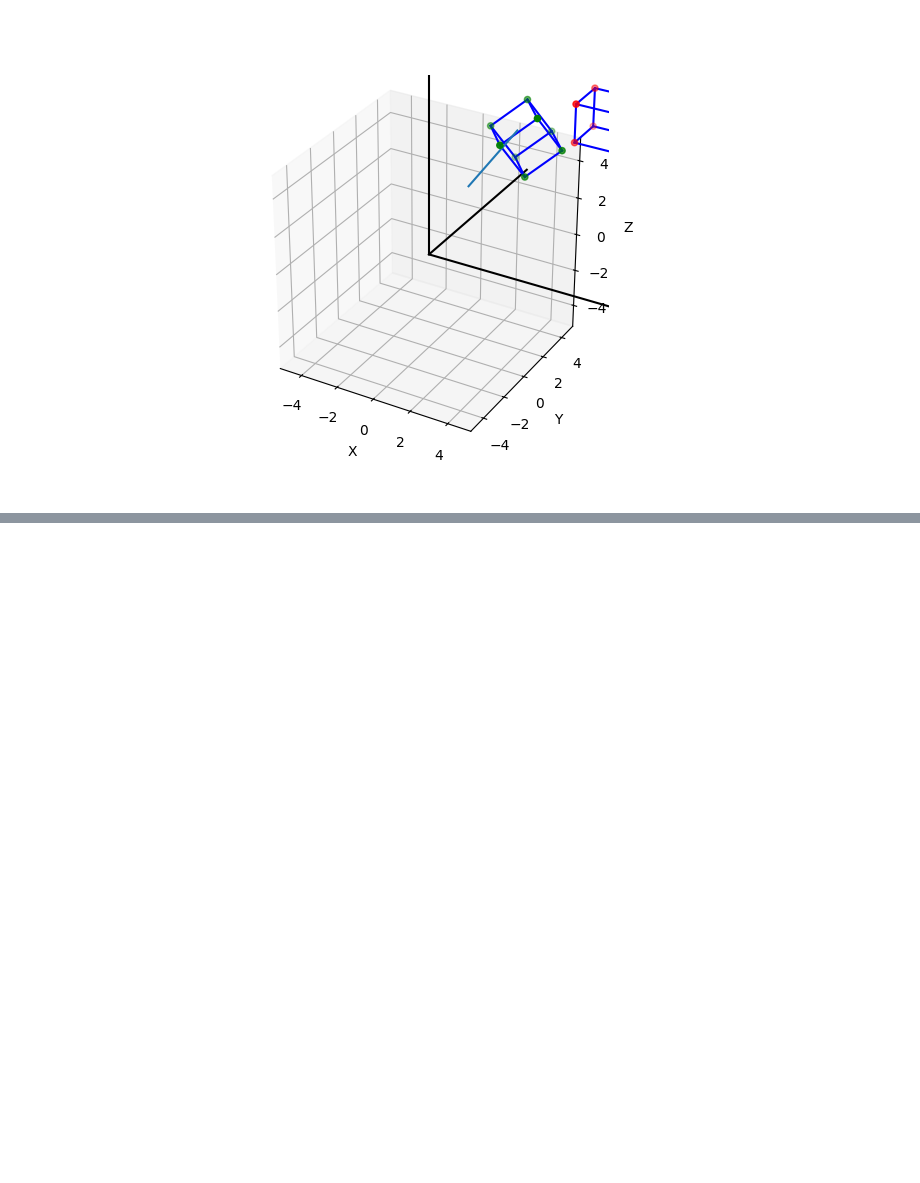
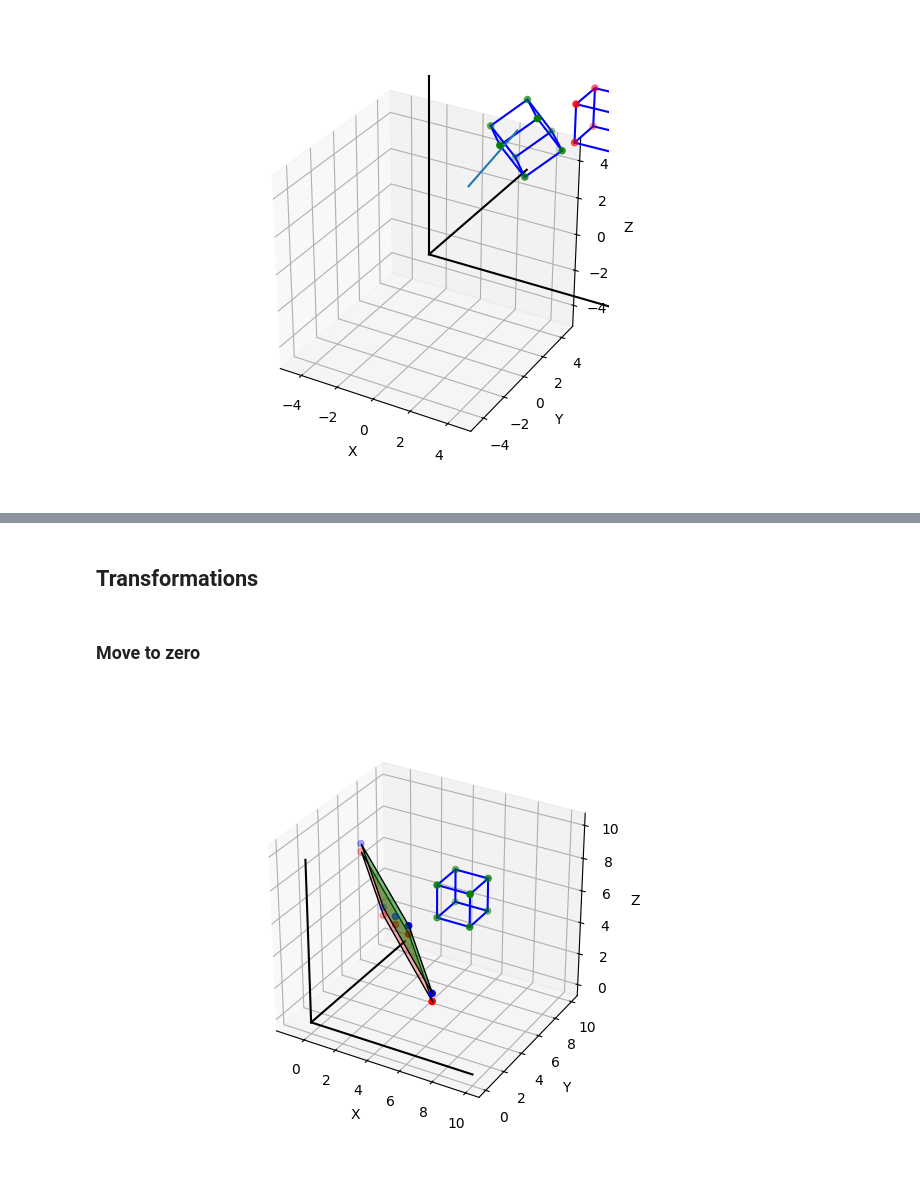
Before and after one commit to JavaConterry/Computer-Graphics, a Jupyter notebook: Lab2/CWorksheet.ipynb, the cells around one changed output, grey strips where cells are left out. Cells and saved outputs as stored; diff of their text form; code cells hidden in the pictures; blank space fills up the shorter version.

```diff
--- a/Lab2/CWorksheet.ipynb
+++ b/Lab2/CWorksheet.ipynb
@@ -624,0 +762,45 @@ plt.show()
+# %% [markdown]
+## Transformations
+# %% [markdown]
+### Move to zero
+# %%
+m_vertices = vertices.dot(M_to_0.T)
+m_draw_points = M_to_0.dot(np.stack((draw_points[:, 0], draw_points[:, 1], draw_points[:, 2], np.ones(len(draw_points)))))
+# %%
+import numpy as np
+import matplotlib.pyplot as plt
+from mpl_toolkits.mplot3d import Axes3D
+from mpl_toolkits.mplot3d.art3d import Poly3DCollection
+
+fig = plt.figure()
+ax = fig.add_subplot(111, projection='3d')
+
+
+ax.plot([0, 10], [0, 0], [0, 0], color='black')  # x-axis
+ax.plot([0, 0], [0, 10], [0, 0], color='black')  # y-axis
+ax.plot([0, 0], [0, 0], [0, 10], color='black')  # z-axis
+
+ax.scatter(m_vertices[:,0], m_vertices[:,1], m_vertices[:,2], color='g')
+
+for edge in edges:
+    ax.plot([m_vertices[edge[0]][0], m_vertices[edge[1]][0]],
+            [m_vertices[edge[0]][1], m_vertices[edge[1]][1]],
+            [m_vertices[edge[0]][2], m_vertices[edge[1]][2]], color='b')
+
+
+# paint Space
+ax.scatter(draw_points[:, 0], draw_points[:, 1], draw_points[:, 2], color='r')
+space = [[draw_points[1], draw_points[2], draw_points[3], draw_points[4]]]
+ax.add_collection3d(Poly3DCollection(space, facecolors='r', linewidths=1, edgecolors='k', alpha=0.3))
+
+m_draw_points = m_draw_points.T
+ax.scatter(m_draw_points[:, 0], m_draw_points[:, 1], m_draw_points[:, 2], color='b')
+space = [[m_draw_points[1, :-1], m_draw_points[2, :-1], m_draw_points[3, :-1], m_draw_points[4, :-1]]]
+ax.add_collection3d(Poly3DCollection(space, facecolors='g', linewidths=1, edgecolors='k', alpha=0.5))
+
+ax.set_xlabel('X')
+ax.set_ylabel('Y')
+ax.set_zlabel('Z')
+plt.gca().set_aspect("equal")
+# %% [output]
+[figure, added]
```
Also changed, not shown: parts of 37 cells of this notebook.
